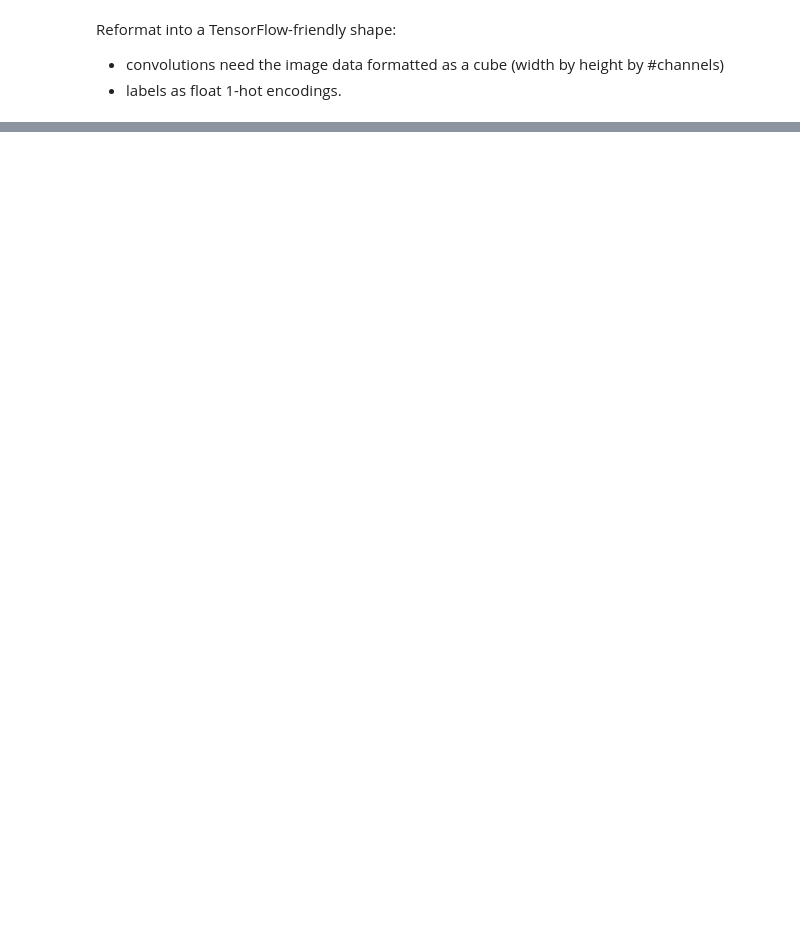
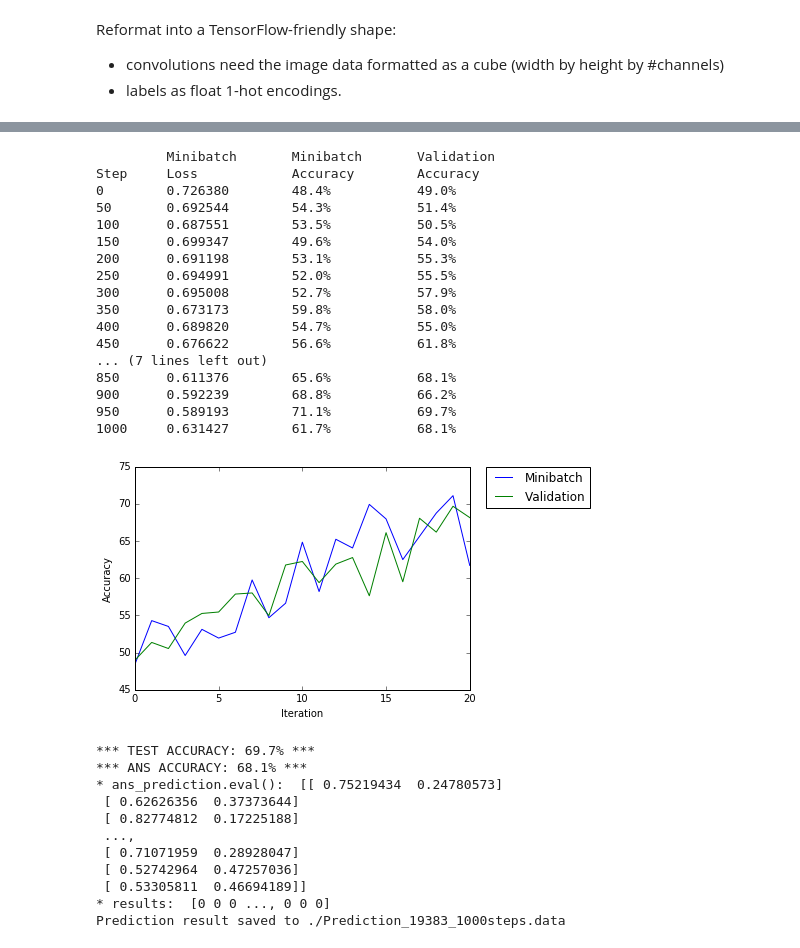
Before and after one commit to choznerol/TensorFlow_Protein-DNA-binding-prediction, a Jupyter notebook: Protein-DNA binding prediction (CTCF).ipynb, the cells around one changed output, grey strips where cells are left out. Drawn from its saved outputs; the diff is of its cells as text; code cells hidden in the pictures; blank space fills up the shorter version.

```diff
--- a/Protein-DNA binding prediction (CTCF).ipynb
+++ b/Protein-DNA binding prediction (CTCF).ipynb
@@ -108,6 +151,7 @@ with graph.as_default():
     tf_train_labels = tf.placeholder(tf.float32, shape=(batch_size, num_labels))
     tf_valid_dataset = tf.constant(valid_dataset)
     tf_test_dataset = tf.constant(test_dataset)
+    tf_ans_dataset = tf.constant(ans_dataset)
 
     # conv filter, shape=(11,3)
     filter_W = tf.Variable(tf.truncated_normal([11, 3, num_channels, depth], stddev=0.1)) ## difference ?
@@ -158,7 +202,8 @@ with graph.as_default():
     # Predictions for the training, validation, and test data.
     train_prediction = tf.nn.softmax(logits)
     valid_prediction = tf.nn.softmax(model(tf_valid_dataset))
-    test_prediction = tf.nn.softmax(model(tf_test_dataset))
+    test_prediction  = tf.nn.softmax(model(tf_test_dataset))
+    ans_prediction   = tf.nn.softmax(model(tf_ans_dataset))
 # %% [output]
            [batch, height, width, channel]
 data:      [256, 121, 4, 1]
@@ -180,24 +227,46 @@ output:    [19383, 2]
 # %%
-def run_session(num_steps = 1000):
+%matplotlib inline
+
+def run_session(num_steps = 1000, DIST = './Prediction_19383.data'):
 
     with tf.Session(graph=graph) as session:
         tf.initialize_all_variables().run()
         print('\t',     'Minibatch\t', 'Minibatch\t',  'Validation')
         print('Step\t', 'Loss\t\t',      'Accuracy\t',  'Accuracy')
+        x, y = [], []
         for step in range(num_steps+1):
             offset = (step * batch_size) % (train_labels.shape[0] - batch_size)
             batch_data = train_dataset[offset:(offset + batch_size), :, :, :]
             batch_labels = train_labels[offset:(offset + batch_size), :]
             feed_dict = {tf_train_dataset : batch_data, tf_train_labels : batch_labels}
             _, l, predictions = session.run([optimizer, loss, train_prediction], feed_dict=feed_dict)
-            if (step % 50 == 0):
+            if (step % int(num_steps/20) == 0):
+                x.append(accuracy(predictions, batch_labels))
+                y.append(accuracy(valid_prediction.eval(), valid_labels))
                 print('%d\t %f\t %.1f%%\t\t %.1f%%\t' % (
                     step,
                     l,
                     accuracy(predictions, batch_labels),
                     accuracy(valid_prediction.eval(), valid_labels)
                 ))
-        print('*** TEST ACCURACY: %.1f%% ***' % accuracy(test_prediction.eval(), test_labels))
-        prediction_ndarray = test_prediction.eval()
+        plt.plot(range(0, len(x)),x , label='Minibatch')
+        plt.plot(range(0, len(y)),y , label='Validation')
+        plt.legend(bbox_to_anchor=(1.05, 1), loc=2, borderaxespad=0.)
+        plt.ylabel('Accuracy')
+        plt.xlabel('Iteration')
+        plt.show()
+        print('*** TEST ACCURACY(dummy): %.1f%% ***' % accuracy(test_prediction.eval(), test_dummy_labels))
+        print('*** ANS ACCURACY: %.1f%% ***' % accuracy(ans_prediction.eval(), ans_labels))
+        results = ans_prediction.eval()
 
-run_session(num_steps = 1000)
+        ## Export file
+        print('* ans_prediction.eval(): ', results)
+        results = np.argmax(results, axis=1)
+        print('* results: ', results)
+        with open(DIST, 'w') as f:
+            for r in results:
+                f.write(str(r)+'\n')
+                f.close
+            print('Prediction result saved to',DIST)
+
+    return results
@@ -265,0 +273,32 @@ Prediction result saved to ./Prediction_19383.data
+# %%
+result_1000 = run_session(1000, DIST = './Prediction_19383_1000steps.data')
+# %% [output]
+         Minibatch       Minibatch       Validation
+Step     Loss            Accuracy        Accuracy
+0        0.726380        48.4%           49.0%
+50       0.692544        54.3%           51.4%
+100      0.687551        53.5%           50.5%
+150      0.699347        49.6%           54.0%
+200      0.691198        53.1%           55.3%
+250      0.694991        52.0%           55.5%
+300      0.695008        52.7%           57.9%
+350      0.673173        59.8%           58.0%
+400      0.689820        54.7%           55.0%
+450      0.676622        56.6%           61.8%
+... (7 lines left out)
+850      0.611376        65.6%           68.1%
+900      0.592239        68.8%           66.2%
+950      0.589193        71.1%           69.7%
+1000     0.631427        61.7%           68.1%
+[figure, added]
+*** TEST ACCURACY: 69.7% ***
+*** ANS ACCURACY: 68.1% ***
+* ans_prediction.eval():  [[ 0.75219434  0.24780573]
+ [ 0.62626356  0.37373644]
+ [ 0.82774812  0.17225188]
+ ...,
+ [ 0.71071959  0.28928047]
+ [ 0.52742964  0.47257036]
+ [ 0.53305811  0.46694189]]
+* results:  [0 0 0 ..., 0 0 0]
+Prediction result saved to ./Prediction_19383_1000steps.data
```
Also changed, not shown: parts of 12 cells of this notebook, 5 other files.
